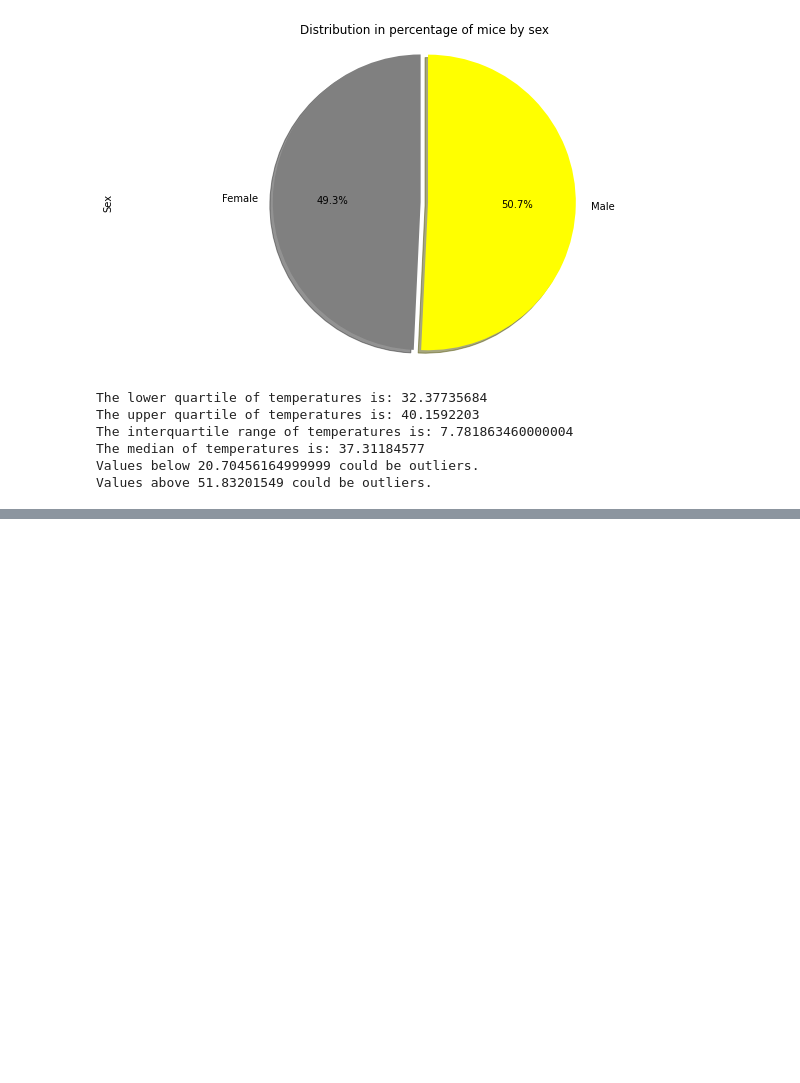
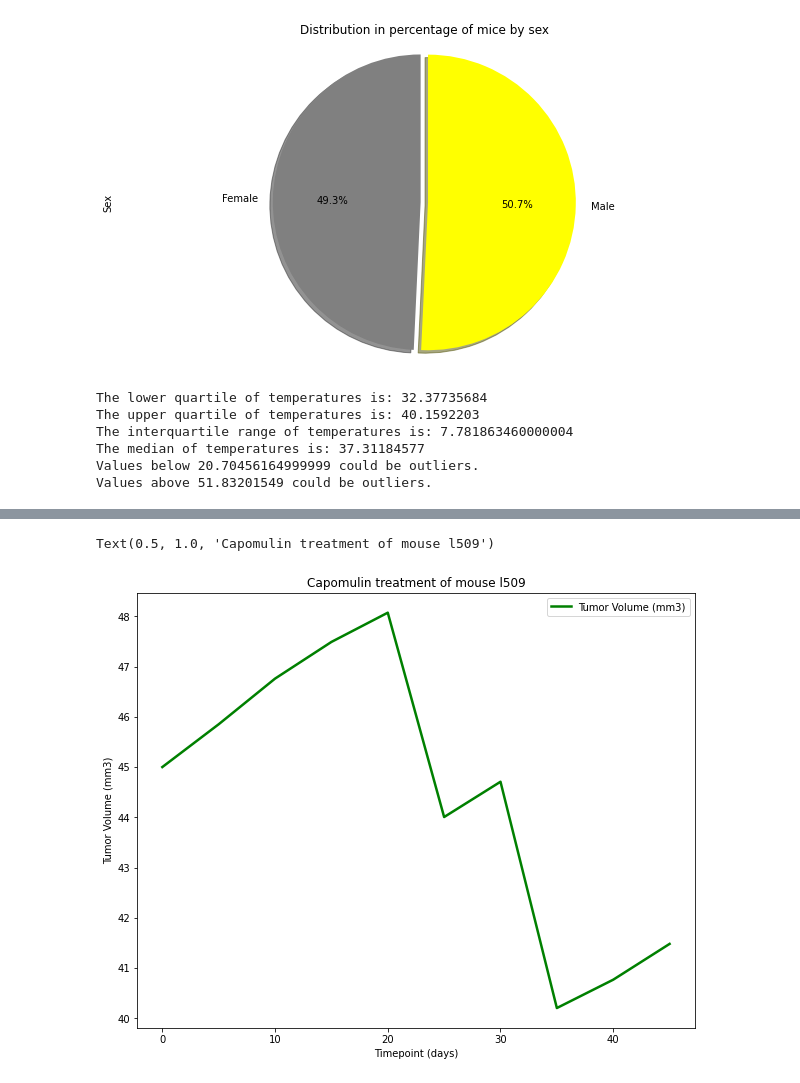
Before and after one commit to davro76/Matplotlib_Challenge, a Jupyter notebook: pymaceutical_starter.ipynb, the cells around one changed output, grey strips where cells are left out. Drawn from its saved outputs; the diff is of its cells as text; code cells hidden in the pictures; blank space fills up the shorter version.

```diff
--- a/pymaceutical_starter.ipynb
+++ b/pymaceutical_starter.ipynb
@@ -272,0 +254,23 @@ plt.show()
+# %%
+# Generate a line plot of tumor volume vs. time point for a mouse treated with Capomulin
+
+# extract capomulin data from tiny_mouse_study_data dataframe
+capomulin_data = tiny_mouse_study_data.loc[tiny_mouse_study_data["Drug Regimen"] == "Capomulin"]
+capomulin_data = capomulin_data.reset_index()
+
+# select all columns data for a specific mouse
+capo_data1 = capomulin_data.loc[capomulin_data["Mouse ID"] == "l509"]
+capo_data1
+
+# select the two interested columns Timepoint and Tumor Volume (mm3)
+capo_data1 = capo_data1.loc[:, ["Tumor Volume (mm3)", "Timepoint"]]
+
+# reset the index and create the line plot showing
+capo_data1 = capo_data1.reset_index(drop=True)
+capo_data1.set_index("Timepoint").plot(figsize=(10,8), linewidth=2.5, color="green")
+plt.ylabel("Tumor Volume (mm3)")
+plt.xlabel("Timepoint (days)")
+plt.title("Capomulin treatment of mouse l509")
+# %% [output]
+Text(0.5, 1.0, 'Capomulin treatment of mouse l509')
+[figure, added]
```
Also changed, not shown: parts of 2 cells of this notebook.
